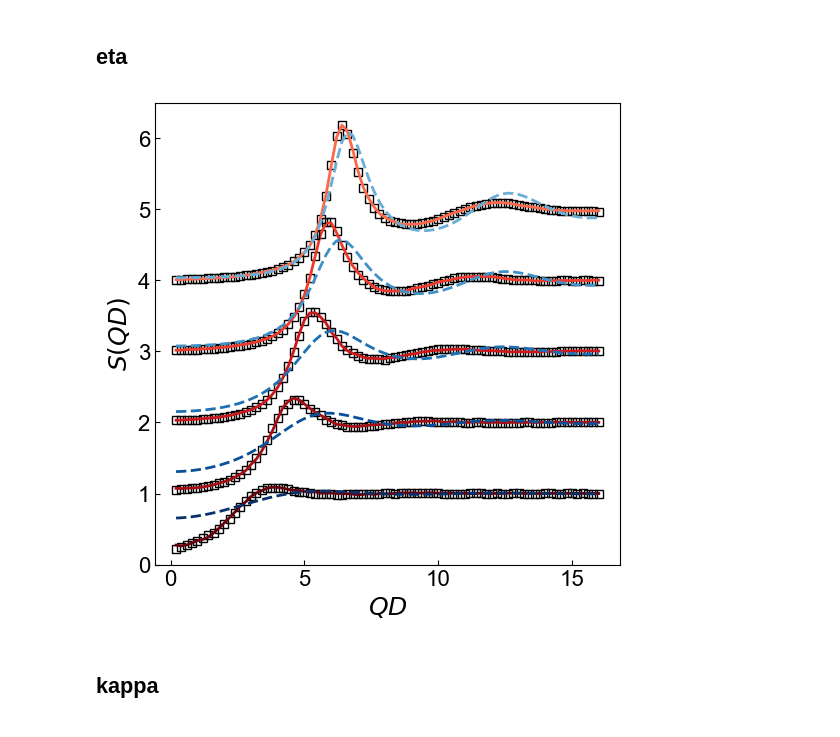
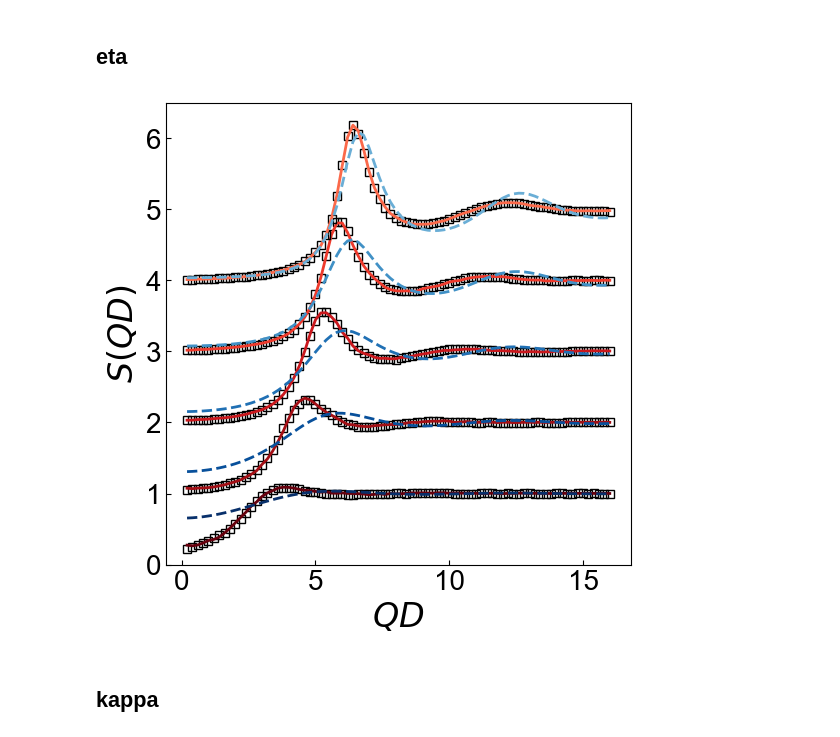
Before and after one commit to ch-tung/SQ_VAE, a Jupyter notebook: direct_param_SQ/plot_batch.ipynb, the cells around one changed output. Drawn from its saved outputs; the diff is of its cells as text; code cells hidden in the pictures.

```diff
--- a/direct_param_SQ/plot_batch.ipynb
+++ b/direct_param_SQ/plot_batch.ipynb
@@ -321,36 +321,36 @@ markers = ['o','x','s','+','^']
 # %%
 fig = plt.figure(figsize=(6, 6))#,dpi=192)
 ax = plt.subplot(1, 1, 1)
 
 for i in range(len(parameters_list)):
     fp_GT = dict_eta['fp_GT_list'][i]
 
     r = (1-(fp_GT[0]-eta_list[0])/(eta_list[-1]-eta_list[0]))*0.5+0.5
     c_NN = cmap_NN(r)
     c_RMSA = cmap_RMSA(r)
 
     SQ_exp_GT = dict_eta['SQ_exp_GT_list'][i]+i
     SQ_exp_NN = SQ_NN(fp_GT)+i
     SQ_exp_RMSA = SQ_RMSA(fp_GT)+i
 
 #     ax.plot(q,SQ_exp_GT,
 #             '-k', lw=2, label='ground truth')
     ax.plot(q,SQ_exp_GT,
             's', color='k', fillstyle='none', lw=2, label='ground truth')
     ax.plot(q,SQ_exp_NN,
             '-', lw=2, label='NN', color=c_NN)
     ax.plot(q,SQ_exp_RMSA,
             '--', lw=2, label='RMSA', color=c_RMSA)
 
-ax.set_xlabel(r'$QD$',fontsize=18)
-ax.set_ylabel(r'$S(QD)$',fontsize=18)
-ax.tick_params(direction='in', axis='both', which='both', labelsize=16)
+ax.set_xlabel(r'$QD$',fontsize=24)
+ax.set_ylabel(r'$S(QD)$',fontsize=24)
+ax.tick_params(direction='in', axis='both', which='both', labelsize=20)
 # ax.set_yscale('log')
 ax.set_ylim([0,6.5])
 
 plt.show()
 # %% [output]
-[figure, old version]
+[figure, new version]
 # %% [markdown]
 ## kappa
 # %%
```
Also changed, not shown: parts of 35 cells of this notebook.
